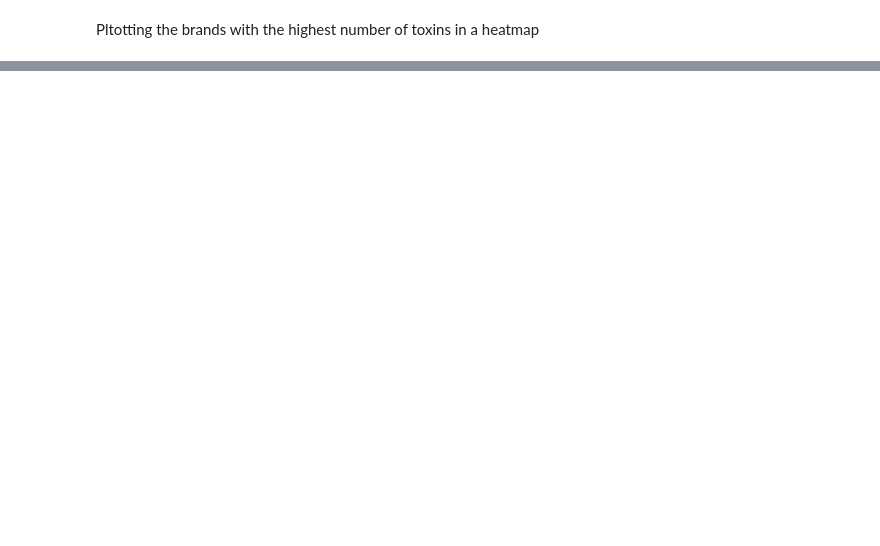
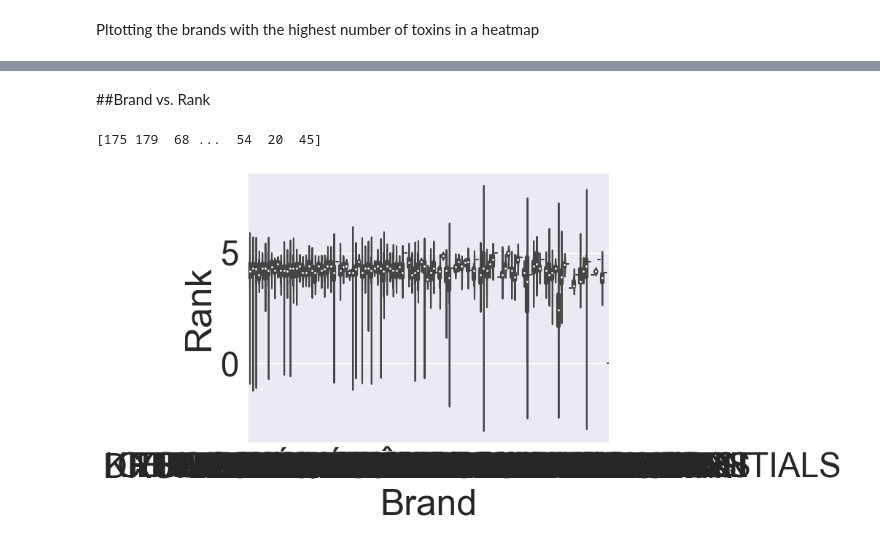
Before and after one commit to mahakanakala/toxins, a Jupyter notebook: toxins_in_beauty_products.ipynb, the cells around one changed output, grey strips where cells are left out. Cells and saved outputs as stored; diff of their text form; code cells hidden in the pictures; blank space fills up the shorter version.

```diff
--- a/toxins_in_beauty_products.ipynb
+++ b/toxins_in_beauty_products.ipynb
@@ -484,0 +572,26 @@ ValueError: 'cosmetics.csv' is not one of the example datasets.
+# %% [markdown]
+##Brand vs. Rank
+# %%
+df = pd.read_csv('cosmetics.csv')
+#print(df.iloc[:,3].to_string())
+
+
+#print(df.iloc[:,4].to_string())
+
+brand_list=df['Brand'].tolist()
+rating_list=df['Rank'].tolist()
+
+print(price_list)
+print("\n")
+#print(rating_rank)
+
+ax = sns.violinplot(
+    x='Brand',
+    y='Rank',
+    data = df
+)
+
+plt.show()
+# %% [output]
+[175 179  68 ...  54  20  45]
+[figure, added]
```
Also changed, not shown: parts of 8 cells of this notebook.
